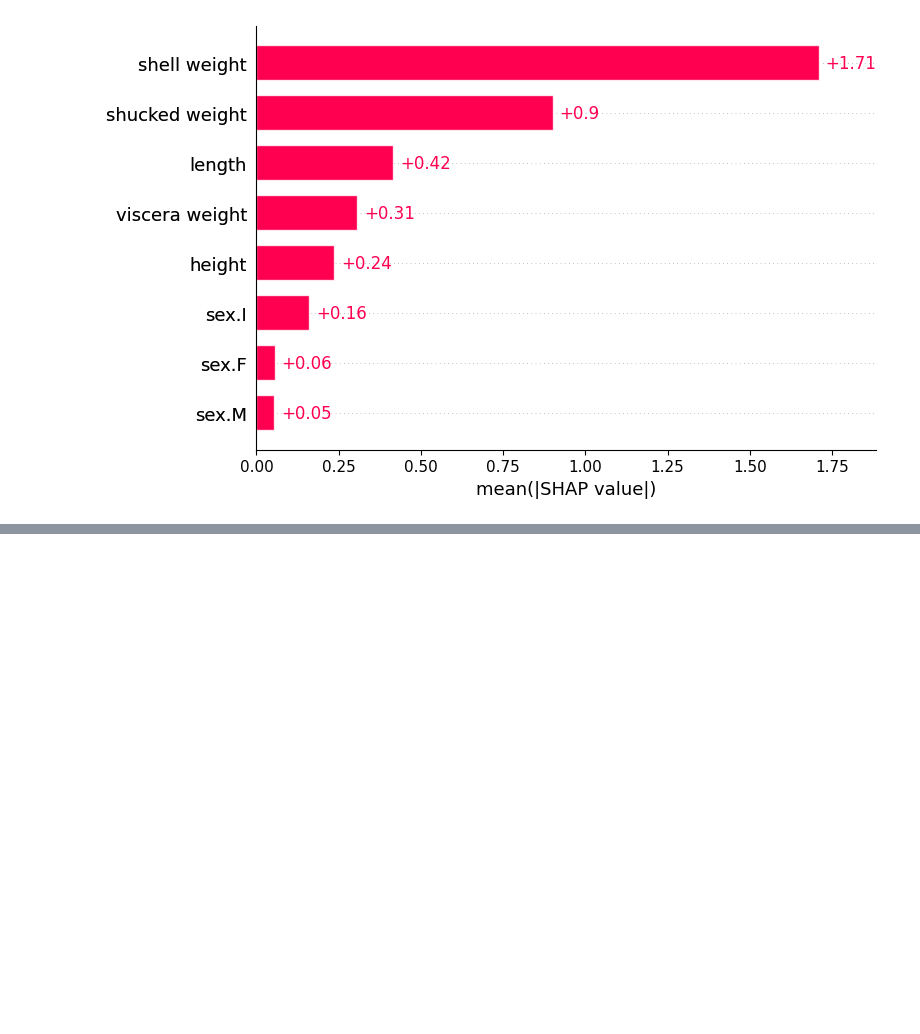
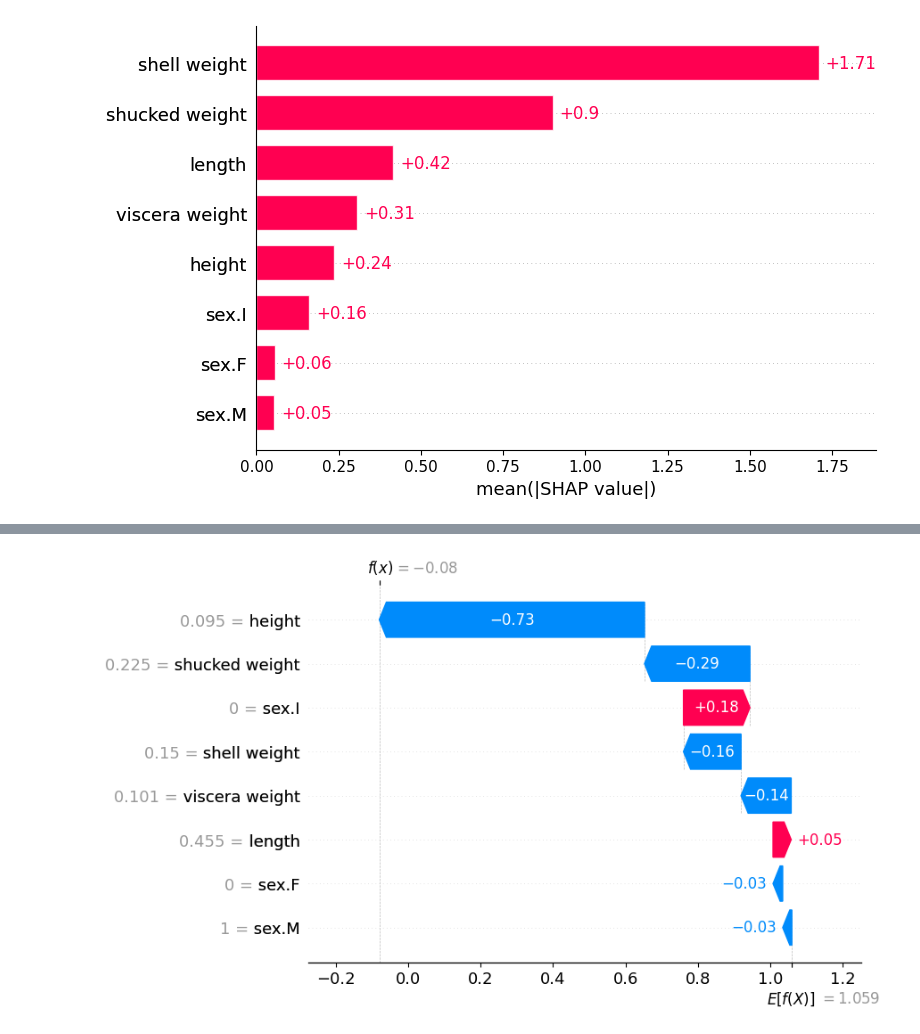
Before and after one commit to lokNezMonzter/shap-analysis, a Jupyter notebook: shap-llm/shap-analysis.ipynb, the cells around one changed output, grey strips where cells are left out. Drawn from its saved outputs; the diff is of its cells as text; code cells hidden in the pictures; blank space fills up the shorter version.

```diff
--- a/shap-llm/shap-analysis.ipynb
+++ b/shap-llm/shap-analysis.ipynb
@@ -192,0 +239,5 @@ shap.plots.bar(shap_values)
+# %%
+# Waterfall plot for first observation, second predicted class
+shap.plots.waterfall(shap_values_cat[0, :, 1])
+# %% [output]
+[figure, added]
```
Also changed, not shown: parts of 23 cells of this notebook.
